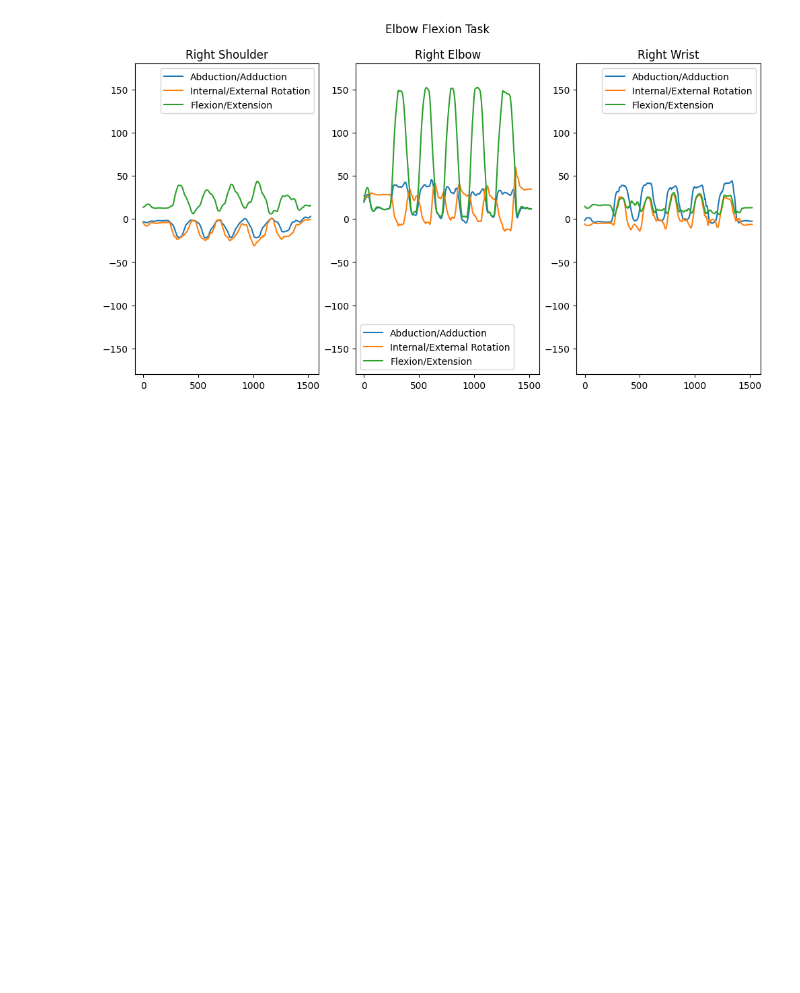
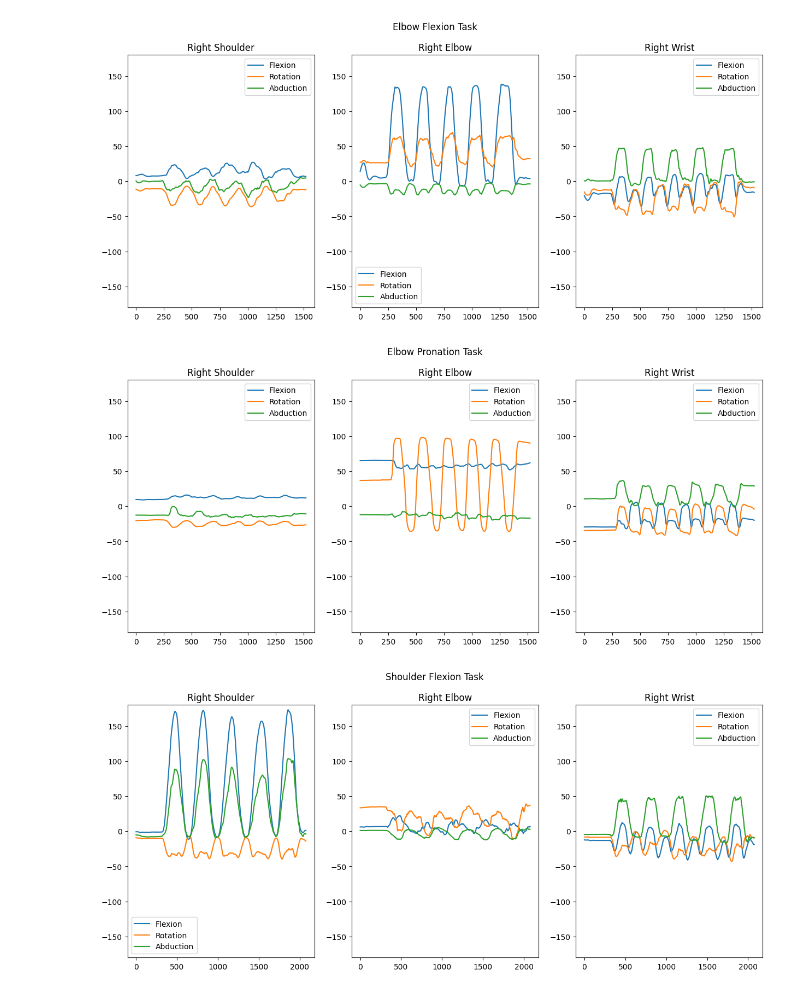
Before and after one commit to alexbonf/Biomechanics-joint-angle-analysis, a Jupyter notebook: Python/2.IMU_Calibration.ipynb, the cells around one changed output. Cells and saved outputs as stored; diff of their text form; code cells hidden in the pictures; blank space fills up the shorter version.

Commit message:
Fixed an issue with joint angles with IMU. Also added the conversion to Euler Angles

```diff
--- a/Python/2.IMU_Calibration.ipynb
+++ b/Python/2.IMU_Calibration.ipynb
@@ -112,22 +168,24 @@ with open('2.IMU_Joint_Angles.pkl', 'wb') as f:
-# %%
-########## Plot Reference frames #########
-
-fig, ax = plt.subplots(1,1, projection='3d', proj_type='ortho')
-# %%
-######### Plot Joint Angles ############
-task_number = 0
-sequence = 'ZYX'
-task_to_plot = Joint_Angles_dict[task_number]
-joint_names = list(task_to_plot.keys())
-fig, axList = plt.subplots(nrows=1, ncols=len(joint_names), figsize = (12,6))
-for i in range(len(joint_names)):
-
-    euler_angles = task_to_plot[joint_names[i]].as_euler(sequence)*180/np.pi
-    axList[i].plot(euler_angles)
-    axList[i].set_title(joint_names[i])
-    axList[i].set_ylim(-180,180)
-    axList[i].legend(['Abduction/Adduction','Internal/External Rotation', 'Flexion/Extension'])
-fig.suptitle(new_task_names[task_number])
-fig.savefig('Figures\\Joint Angles Task ' + str(task_number) + '.svg',format='svg')
-# %% [output]
-[figure, removed]
+# %%
+joints = ['Right Shoulder', 'Right Elbow', 'Right Wrist']
+
+for task in range(len(Joint_Angles_dict)):
+    fig, axList = plt.subplots(1,3, figsize=(15,6))
+    fig.suptitle(joint_angles_euler[task]['Task Name'])
+
+    # if task == 3:
+    #     sequence = 'XYZ'
+    # elif task == 5 or task == 6:
+    #     sequence = 'ZYX'
+    # else:
+    #     sequence = 'ZXY'
+
+    for j in range(len(joints)):
+        joint = joints[j]
+        axList[j].set_title(joint)
+        axList[j].plot(joint_angles_euler[task][joint])
+        axList[j].legend(['Flexion','Rotation', 'Abduction'])
+        axList[j].set_ylim(-180, 180)
+# %% [output]
+[figure, added]
+[figure, added]
+[figure, added]
```
Also changed, not shown: parts of 4 cells of this notebook, 2 other files.
